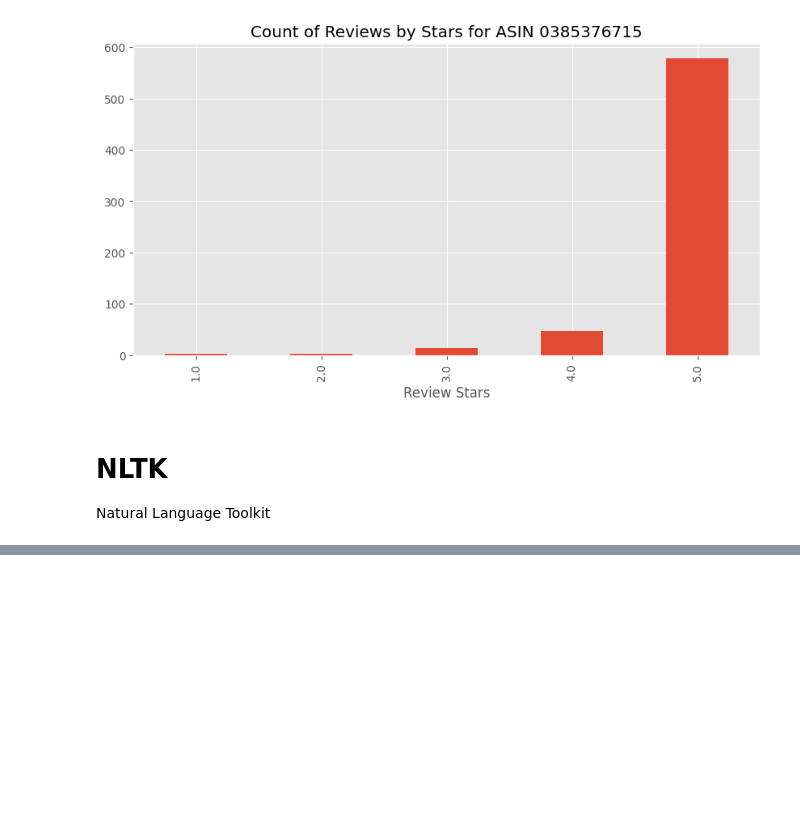
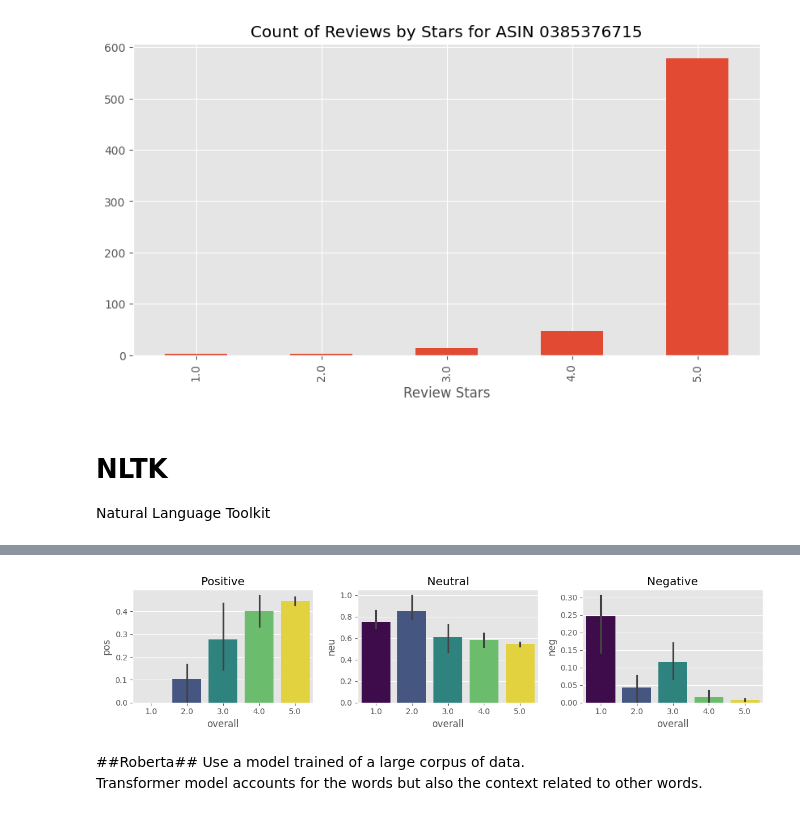
Before and after one commit to Feiquanl/CS5100Project, a Jupyter notebook: CS5100Project.ipynb, the cells around one changed output, grey strips where cells are left out. Cells and saved outputs as stored; diff of their text form; code cells hidden in the pictures; blank space fills up the shorter version.

```diff
--- a/CS5100Project.ipynb
+++ b/CS5100Project.ipynb
@@ -81,0 +198,19 @@ Natural Language Toolkit
+# %%
+fig, axs = plt.subplots(1, 3, figsize=(12, 3))
+sns.barplot(data=vaders, x='overall',hue='overall',y='pos', ax=axs[0],palette='viridis')
+sns.barplot(data=vaders, x='overall',hue='overall', y='neu', ax=axs[1],palette='viridis')
+sns.barplot(data=vaders, x='overall',hue='overall', y='neg', ax=axs[2],palette='viridis')
+axs[0].set_title('Positive')
+axs[0].get_legend().remove()
+axs[1].set_title('Neutral')
+axs[1].get_legend().remove()
+axs[2].set_title('Negative')
+axs[2].get_legend().remove()
+plt.tight_layout()
+plt.show()
+# %% [output]
+[figure, added]
+# %% [markdown]
+##Roberta##
+Use a model trained of a large corpus of data.<br>
+Transformer model accounts for the words but also the context related to other words.
```
Also changed, not shown: parts of 25 cells of this notebook.
